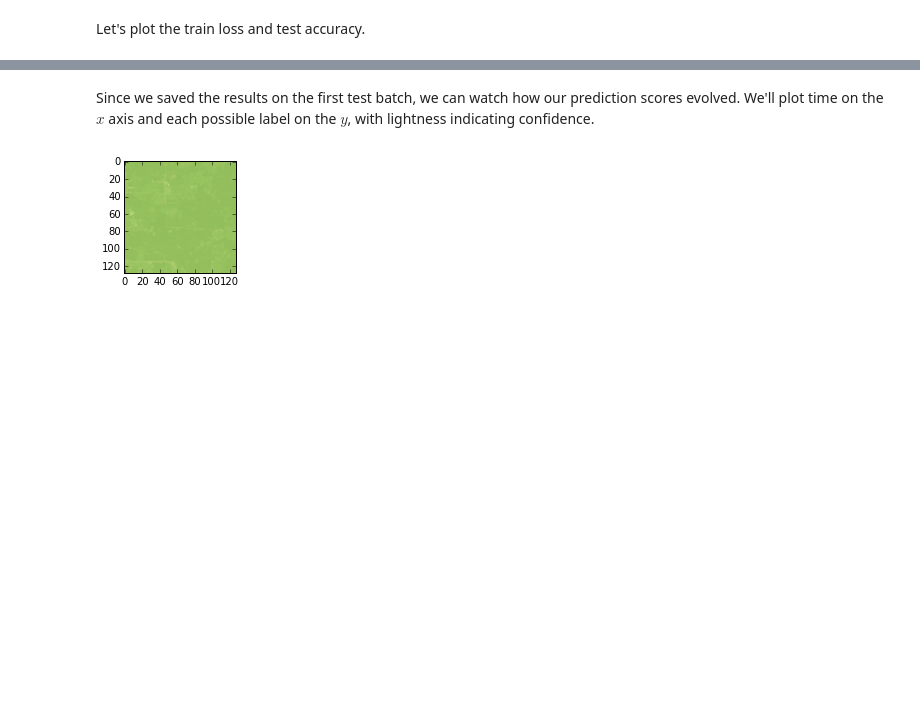
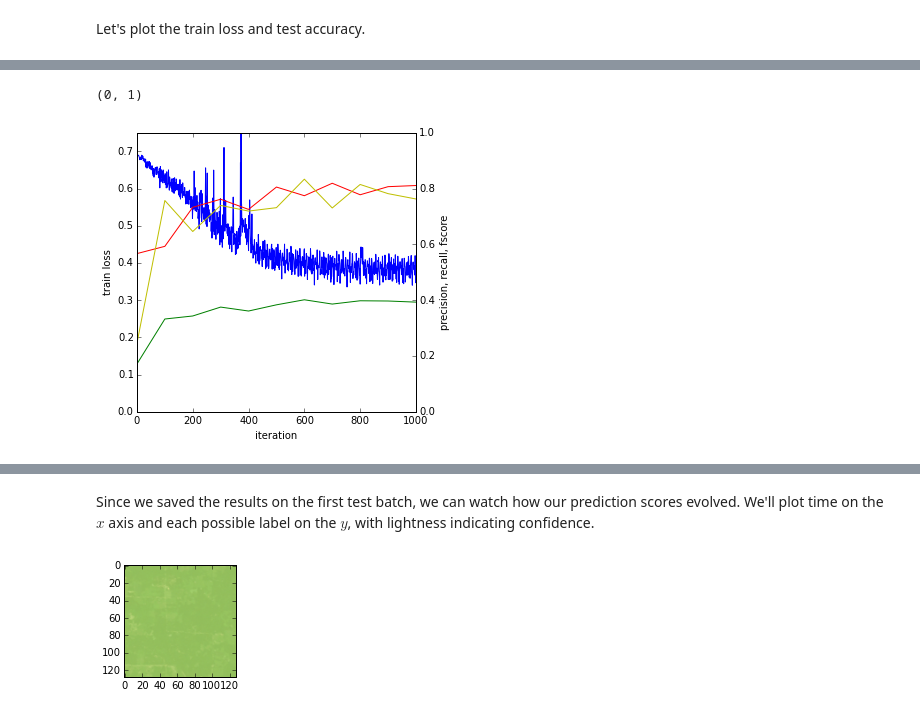
Before and after one commit to anandthakker/learnsat, a Jupyter notebook: lenet-2.ipynb, the cells around one changed output, grey strips where cells are left out. Drawn from its saved outputs; the diff is of its cells as text; code cells hidden in the pictures; blank space fills up the shorter version.

```diff
--- a/lenet-2.ipynb
+++ b/lenet-2.ipynb
@@ -218,5 +220,20 @@ Note that this process will be the same as if training through the `caffe` binar
 Since we have control of the loop in Python, we're free to compute additional things as we go, as we show below. We can do many other things as well, for example:
 * write a custom stopping criterion
 * change the solving process by updating the net in the loop
+# %%
+import sklearn.metrics as metrics
+def run_test(net, iterations):
+    y_true = []
+    y_pred = []
+    for test_it in range(iterations):
+        net.forward()
+        y_pred.extend(net.blobs['ip2'].data.argmax(1))
+        y_true.extend(net.blobs['label'].data)
+
+    accuracy_score = metrics.accuracy_score(y_true, y_pred)
+    precision_score = metrics.precision_score(y_true, y_pred)
+    recall_score = metrics.recall_score(y_true, y_pred)
+
+    return accuracy_score, precision_score, recall_score
 # %%
 %%time
@@ -294,3 +306,22 @@ ax2.set_ylabel('accuracy')
+# %%
+fscore = test_precision * test_recall / (test_precision + test_recall)
+fig, ax1 = subplots()
+ax2 = ax1.twinx()
+ax1.plot(arange(niter), train_loss)
+ax2.plot(test_interval * arange(len(test_acc)), test_precision, 'r',
+         test_interval * arange(len(train_acc)), test_recall, 'y',
+         test_interval * arange(len(train_acc)), fscore, 'g')
+#ax3 = ax2.twinx()
+#ax3.plot(test_interval * arange(len(test_acc)), train_acc, 'g')
+ax1.set_xlabel('iteration')
+ax1.set_ylabel('train loss')
+ax1.set_ylim((0,None))
+ax2.set_ylabel('precision, recall, fscore')
+ax2.set_ylim((0,1))
+#ax3.set_ylabel('test accuracy')
+# %% [output]
+(0, 1)
+[figure, added]
 # %%
 from shutil import copyfile
 
```
Also changed, not shown: parts of 7 cells of this notebook, 1 other file.
